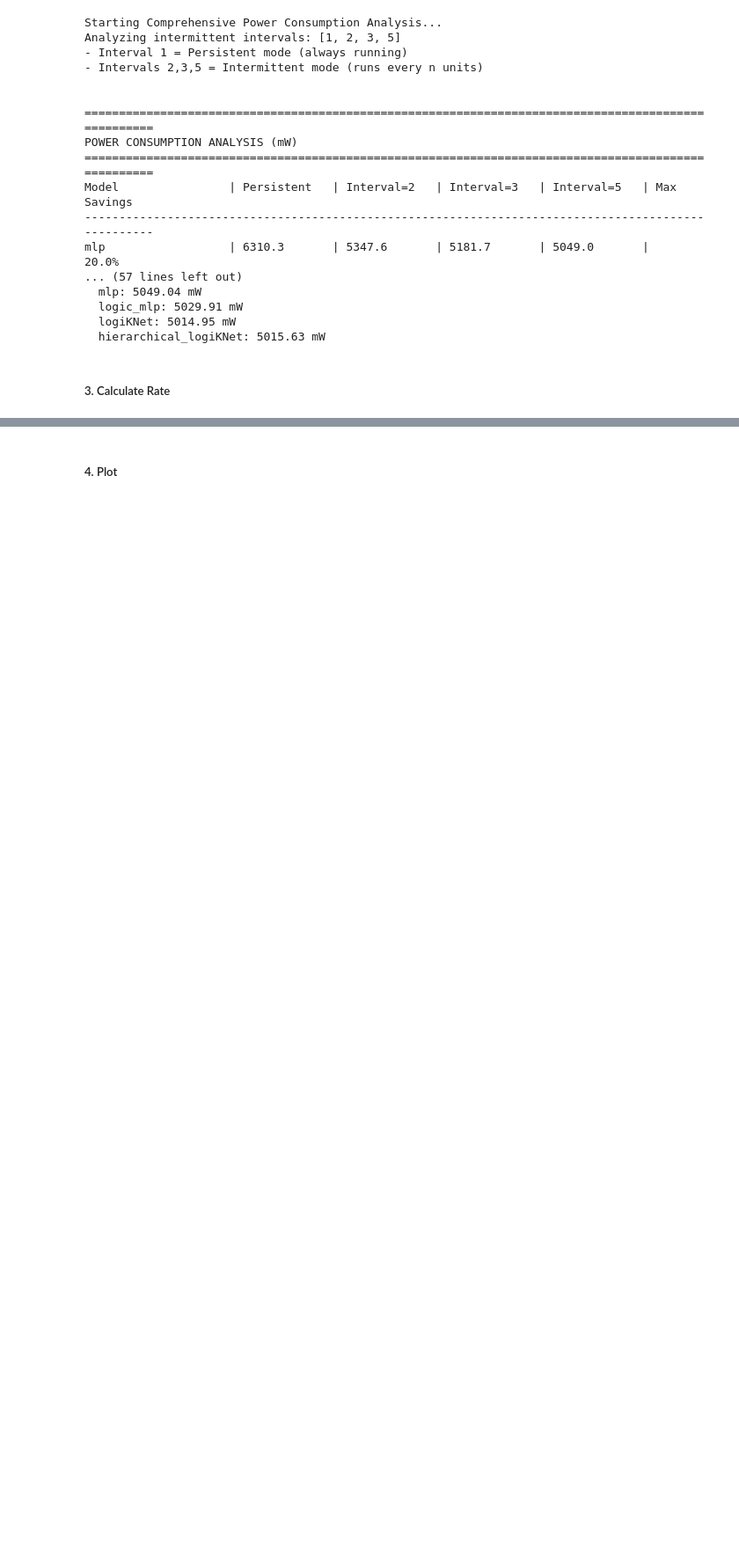
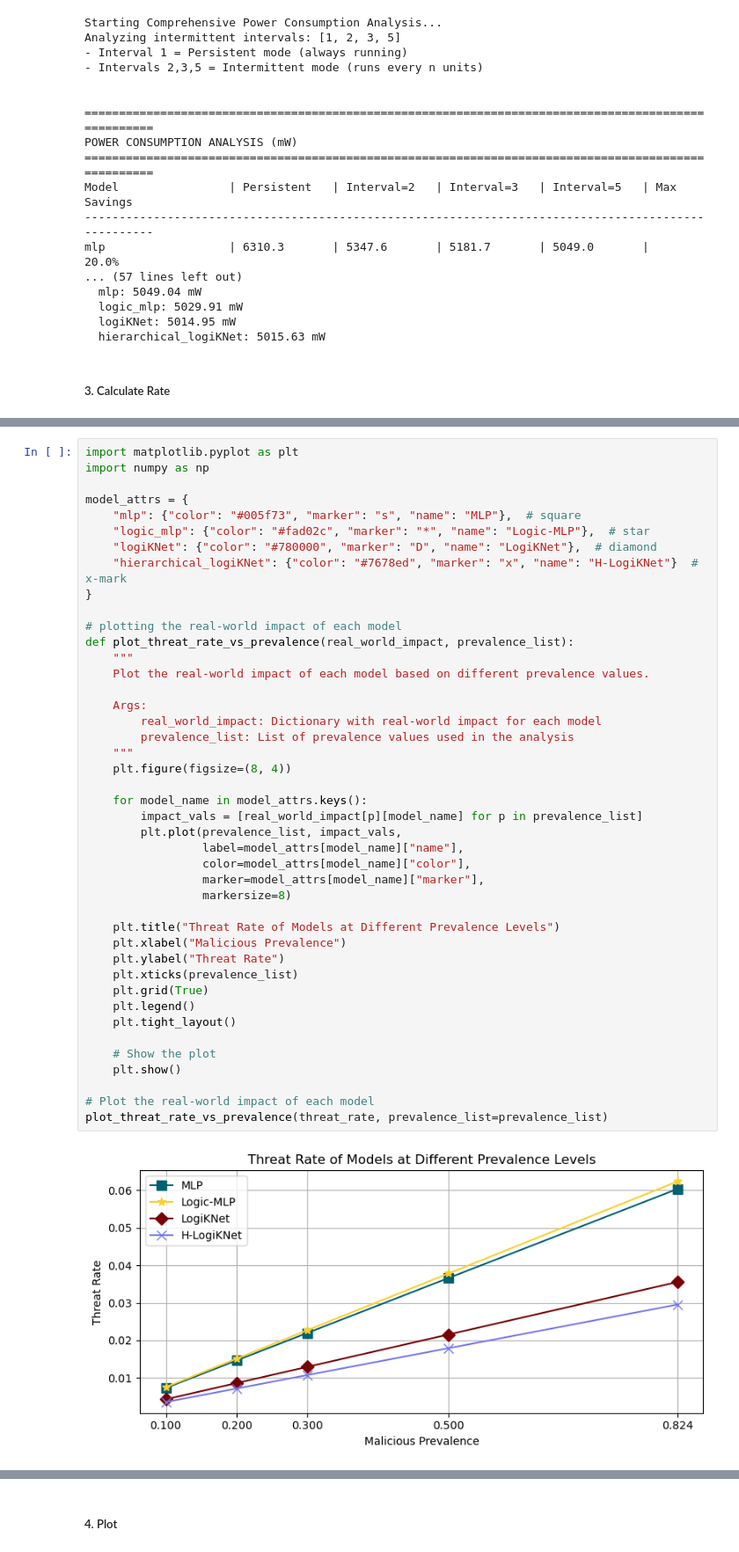
Before and after one commit to zhijin44/LogiKNet, a Jupyter notebook: P1_structurelevel/efficiency/power_vs_rate.ipynb, the cells around one changed output, grey strips where cells are left out. Shown: that part at 88% size. Drawn from its saved outputs; the diff is of its cells as text; blank space fills up the shorter version.

```diff
--- a/P1_structurelevel/efficiency/power_vs_rate.ipynb
+++ b/P1_structurelevel/efficiency/power_vs_rate.ipynb
@@ -754,4 +753,49 @@ Prevalence   Model                Impact
 0.824        logic_mlp            0.0623       (6.23%)
 0.824        logiKNet             0.0356       (3.56%)
 0.824        hierarchical_logiKNet 0.0295       (2.95%)
+# %%
+import matplotlib.pyplot as plt
+import numpy as np
+
+model_attrs = {
+    "mlp": {"color": "#005f73", "marker": "s", "name": "MLP"},  # square
+    "logic_mlp": {"color": "#fad02c", "marker": "*", "name": "Logic-MLP"},  # star
+    "logiKNet": {"color": "#780000", "marker": "D", "name": "LogiKNet"},  # diamond
+    "hierarchical_logiKNet": {"color": "#7678ed", "marker": "x", "name": "H-LogiKNet"}  # x-mark
+}
+
+# plotting the real-world impact of each model
+def plot_threat_rate_vs_prevalence(real_world_impact, prevalence_list):
+    """
+    Plot the real-world impact of each model based on different prevalence values.
+
+    Args:
+        real_world_impact: Dictionary with real-world impact for each model
+        prevalence_list: List of prevalence values used in the analysis
+    """
+    plt.figure(figsize=(8, 4))
+
+    for model_name in model_attrs.keys():
+        impact_vals = [real_world_impact[p][model_name] for p in prevalence_list]
+        plt.plot(prevalence_list, impact_vals,
+                 label=model_attrs[model_name]["name"],
+                 color=model_attrs[model_name]["color"],
+                 marker=model_attrs[model_name]["marker"],
+                 markersize=8)
+
+    plt.title("Threat Rate of Models at Different Prevalence Levels")
+    plt.xlabel("Malicious Prevalence")
+    plt.ylabel("Threat Rate")
+    plt.xticks(prevalence_list)
+    plt.grid(True)
+    plt.legend()
+    plt.tight_layout()
+
+    # Show the plot
+    plt.show()
+
+# Plot the real-world impact of each model
+plot_threat_rate_vs_prevalence(threat_rate, prevalence_list=prevalence_list)
+# %% [output]
+[figure, added]
 # %% [markdown]
```
Also changed, not shown: parts of 14 cells of this notebook, 6 other files.
